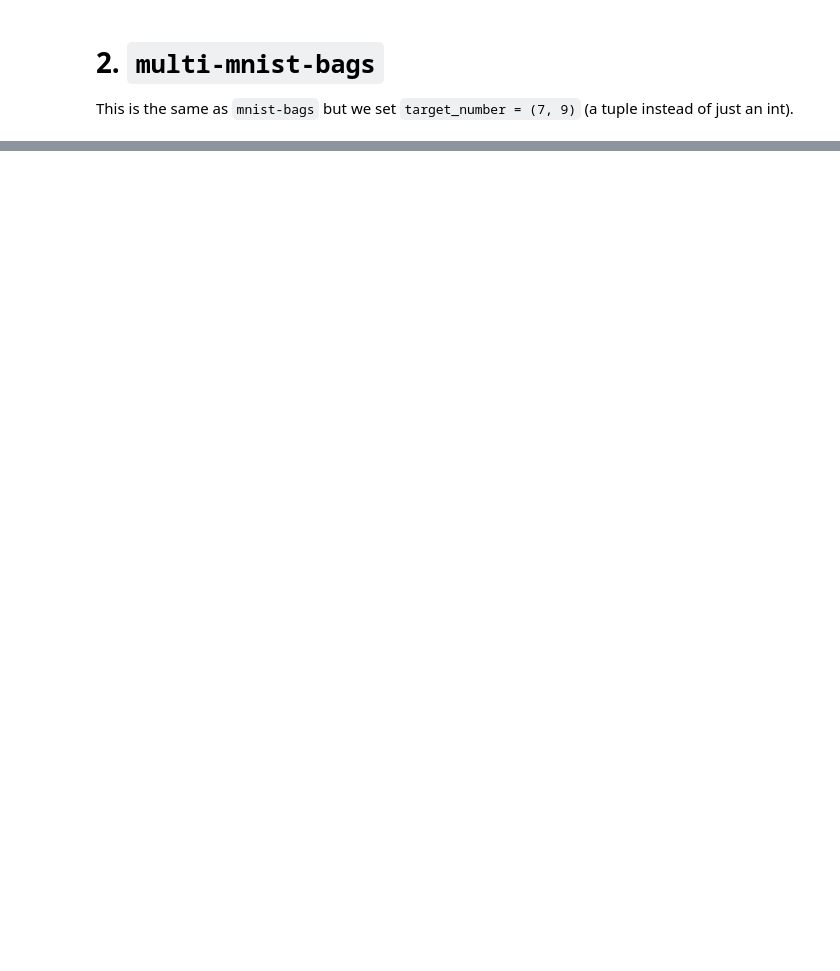
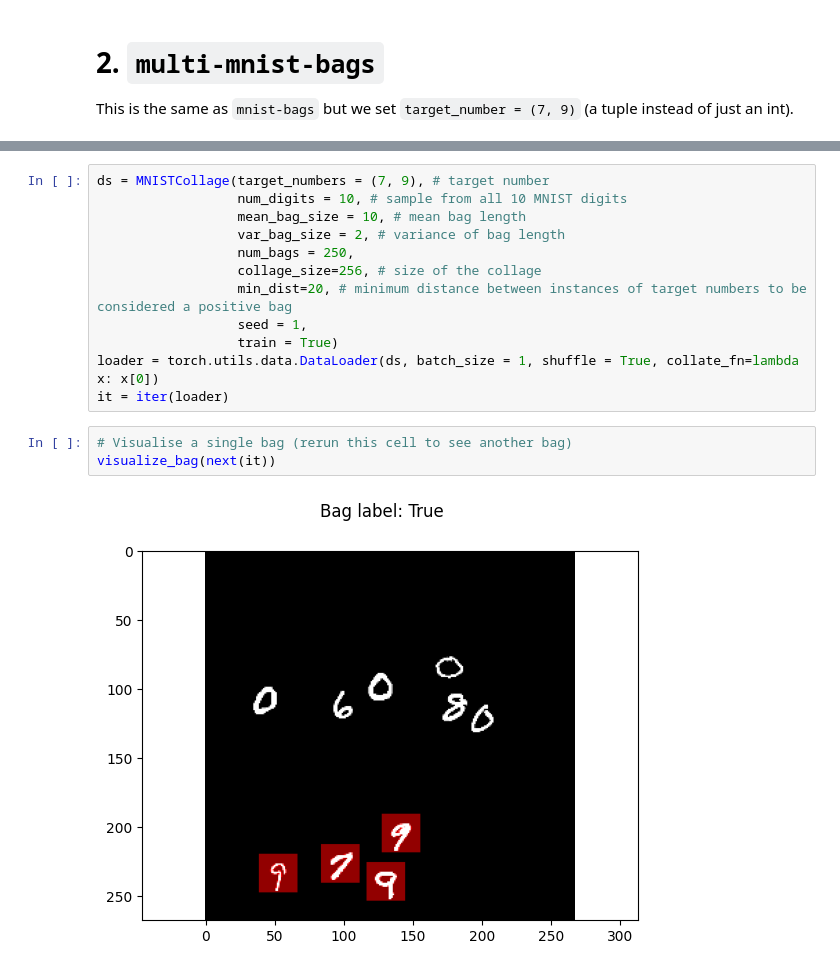
Before and after one commit to georg-wolflein/das-mil, a Jupyter notebook: dataset.ipynb, the cells around one changed output, grey strips where cells are left out. Drawn from its saved outputs; the diff is of its cells as text; blank space fills up the shorter version.

```diff
--- a/dataset.ipynb
+++ b/dataset.ipynb
@@ -101,0 +89,17 @@ Text(0.5, 0.98, 'Bag label: False')
+# %%
+ds = MNISTCollage(target_numbers = (7, 9), # target number
+                  num_digits = 10, # sample from all 10 MNIST digits
+                  mean_bag_size = 10, # mean bag length
+                  var_bag_size = 2, # variance of bag length
+                  num_bags = 250,
+                  collage_size=256, # size of the collage
+                  min_dist=20, # minimum distance between instances of target numbers to be considered a positive bag
+                  seed = 1,
+                  train = True)
+loader = torch.utils.data.DataLoader(ds, batch_size = 1, shuffle = True, collate_fn=lambda x: x[0])
+it = iter(loader)
+# %%
+# Visualise a single bag (rerun this cell to see another bag)
+visualize_bag(next(it))
+# %% [output]
+[figure, added]
```
Also changed, not shown: parts of 10 cells of this notebook, 2 other files.
